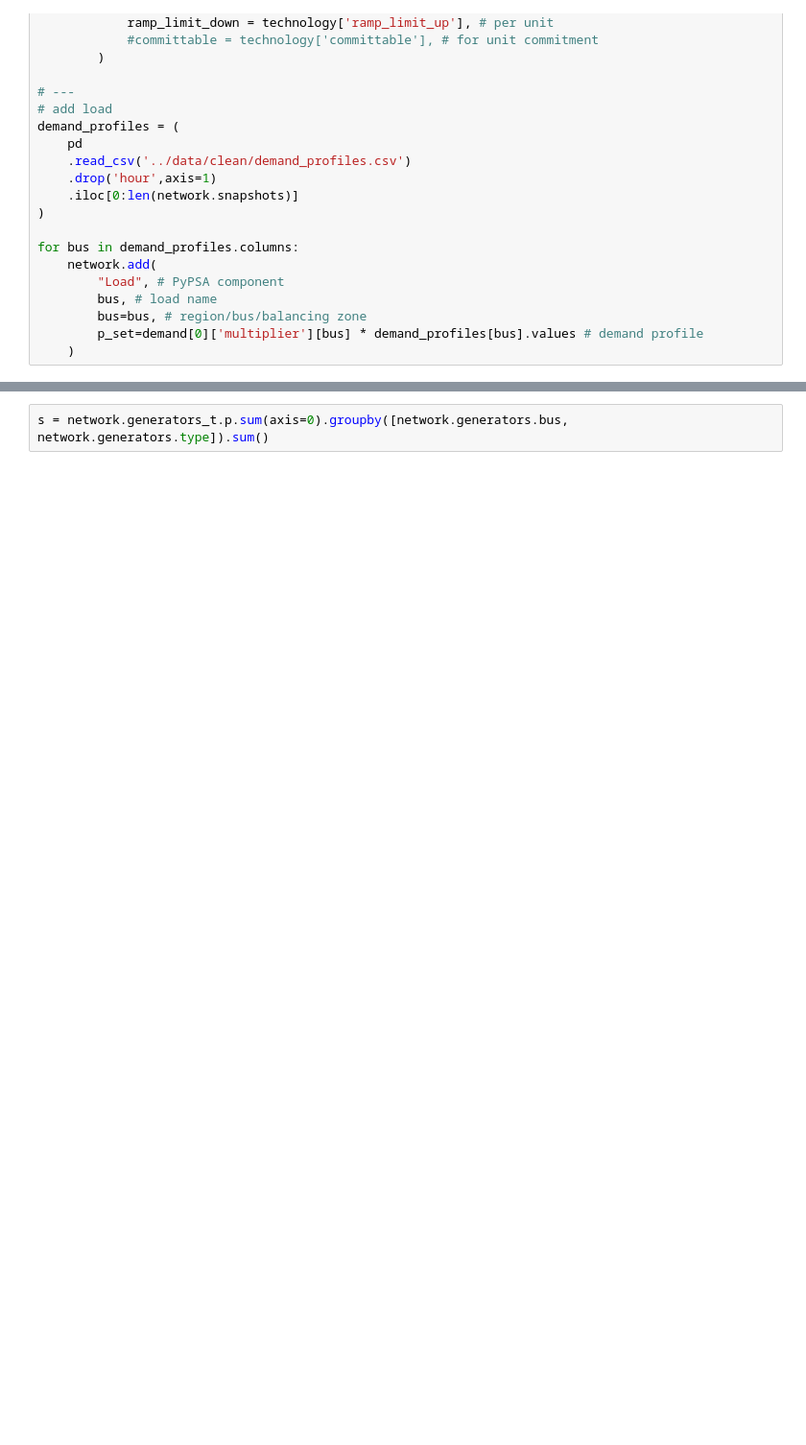
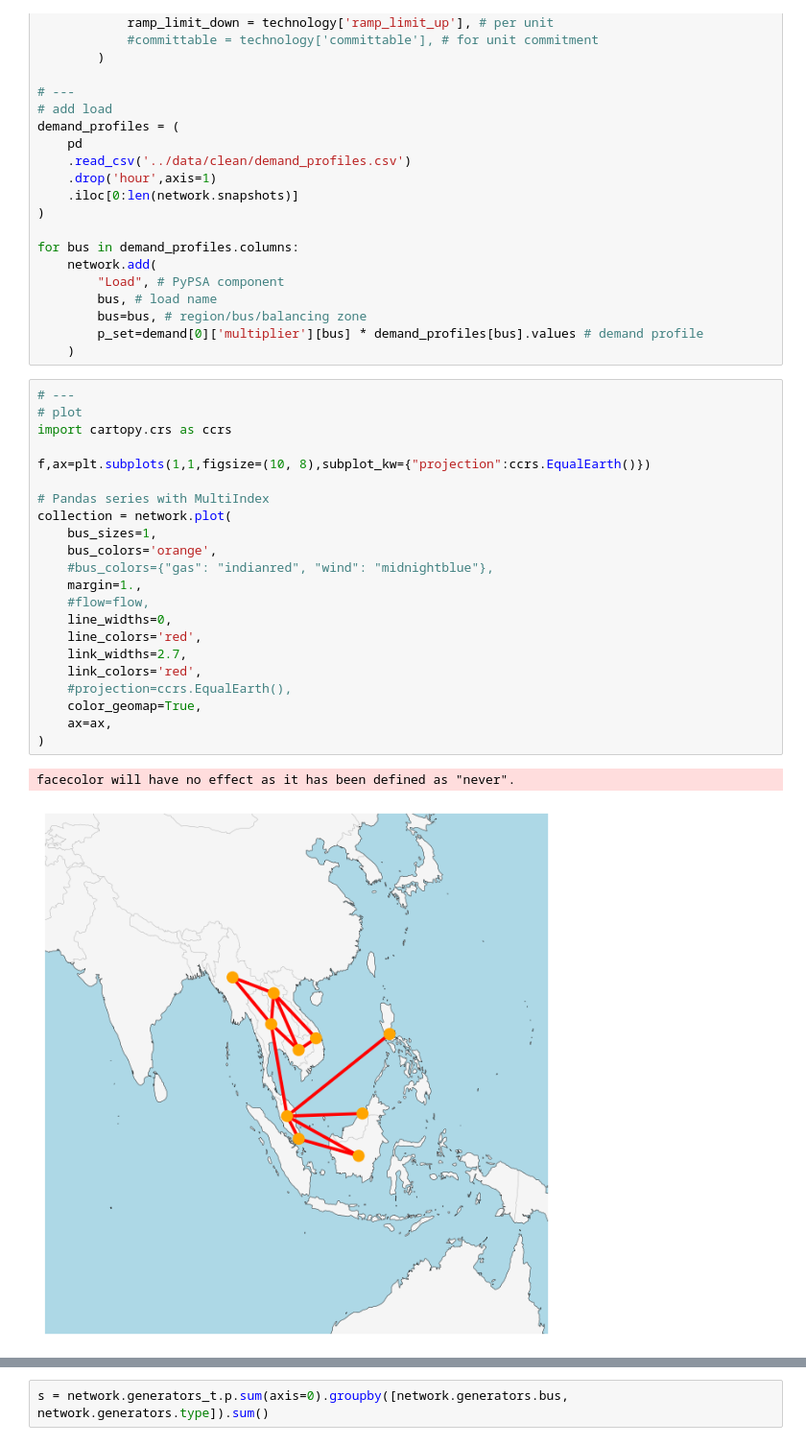
Before and after one commit to transition-zero/tza-pypsa, a Jupyter notebook: notebooks/run_asean_model.ipynb, the cells around one changed output, grey strips where cells are left out. Shown at 96% size. Saved outputs shown, nothing was run; the diff lists cells and outputs as text; blank space fills up the shorter version.

```diff
--- a/notebooks/run_asean_model.ipynb
+++ b/notebooks/run_asean_model.ipynb
@@ -122,5 +122,30 @@ for bus in demand_profiles.columns:
         bus=bus, # region/bus/balancing zone
         p_set=demand[0]['multiplier'][bus] * demand_profiles[bus].values # demand profile
     )
+# %%
+# ---
+# plot
+import cartopy.crs as ccrs
+
+f,ax=plt.subplots(1,1,figsize=(10, 8),subplot_kw={"projection":ccrs.EqualEarth()})
+
+# Pandas series with MultiIndex
+collection = network.plot(
+    bus_sizes=1,
+    bus_colors='orange',
+    #bus_colors={"gas": "indianred", "wind": "midnightblue"},
+    margin=1.,
+    #flow=flow,
+    line_widths=0,
+    line_colors='red',
+    link_widths=2.7,
+    link_colors='red',
+    #projection=ccrs.EqualEarth(),
+    color_geomap=True,
+    ax=ax,
+)
+# %% [output]
+facecolor will have no effect as it has been defined as "never".
+[figure, added]
 # %%
 demand[0]['multiplier'][bus]
```
Also changed, not shown: parts of 10 cells of this notebook, 4 other files.
